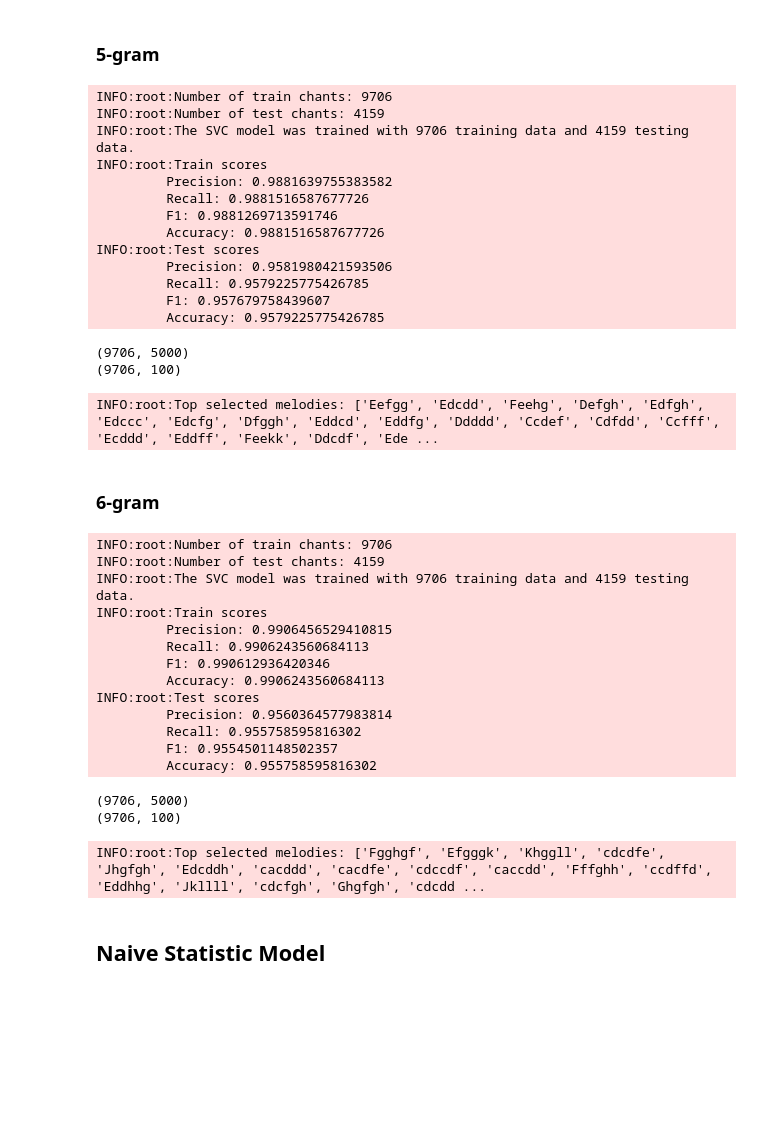
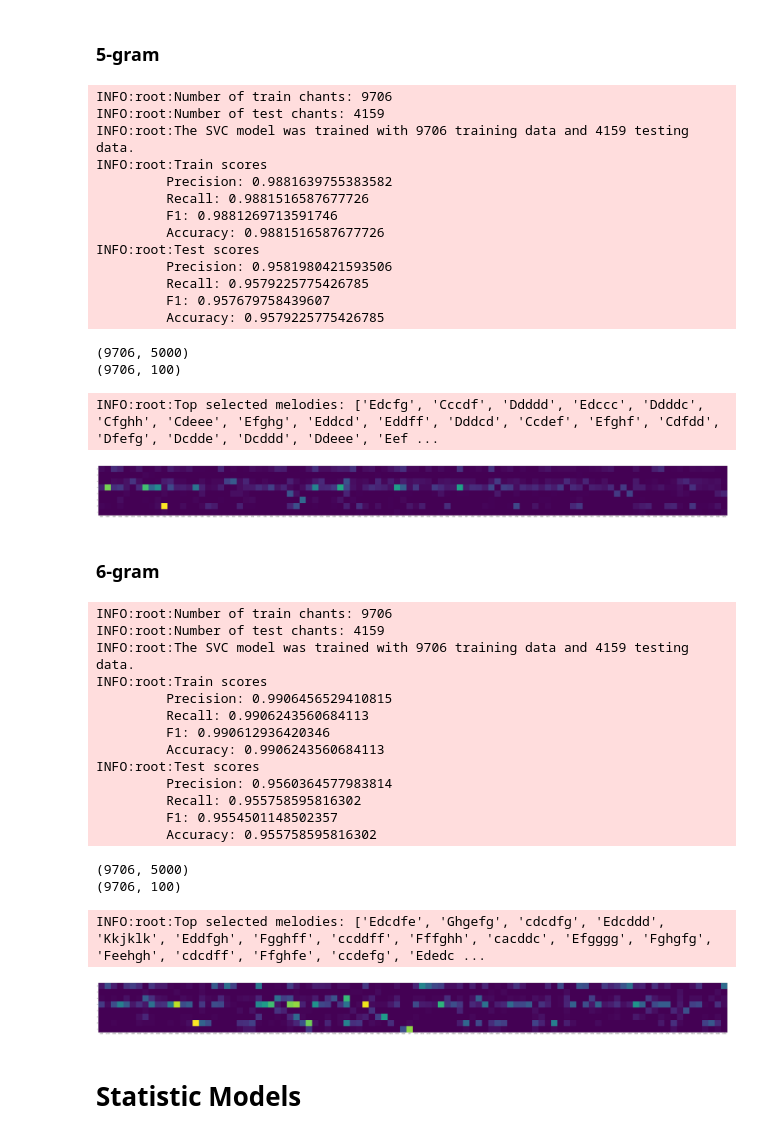
Before and after one commit to lanzv/Master-Thesis, a Jupyter notebook: models/experiments.ipynb, the cells around one changed output. Drawn from its saved outputs; the diff is of its cells as text; code cells hidden in the pictures; blank space fills up the shorter version.

```diff
--- a/models/experiments.ipynb
+++ b/models/experiments.ipynb
@@ -41,35 +44,38 @@ INFO:root:Top selected melodies: ['Ccdc', 'Cffe', 'Cghk', 'Dddd', 'Cdff', 'Bbcd'
 # %%
 from src.utils.loader import prepare_dataset
 from src.models.overlapping_ngrams import OverlappigNGrams
 from src.utils.eval import bacor_eval
 
 # Get Data
 X, y = prepare_dataset()
 # Init model
 model = OverlappigNGrams(5)
 # Train and Fit model
 final_segmentation = model.predict_segments(X)
 # Evaluate model
 X_train, y_train = final_segmentation[:9706], y[:9706]
 X_test, y_test = final_segmentation[9706:], y[9706:]
-scores, important_melodies = bacor_eval(X_train, y_train, X_test, y_test)
+scores, important_melodies, melody_mode_frequencies, trained_model = bacor_eval(
+    X_train, y_train, X_test, y_test, max_features = 100
+  )
 # %% [output]
 INFO:root:Number of train chants: 9706
 INFO:root:Number of test chants: 4159
 INFO:root:The SVC model was trained with 9706 training data and 4159 testing data.
 INFO:root:Train scores
          Precision: 0.9881639755383582
          Recall: 0.9881516587677726
          F1: 0.9881269713591746
          Accuracy: 0.9881516587677726
 INFO:root:Test scores
          Precision: 0.9581980421593506
          Recall: 0.9579225775426785
          F1: 0.957679758439607
          Accuracy: 0.9579225775426785
 (9706, 5000)
 (9706, 100)
-INFO:root:Top selected melodies: ['Eefgg', 'Edcdd', 'Feehg', 'Defgh', 'Edfgh', 'Edccc', 'Edcfg', 'Dfggh', 'Eddcd', 'Eddfg', 'Ddddd', 'Ccdef', 'Cdfdd', 'Ccfff', 'Ecddd', 'Eddff', 'Feekk', 'Ddcdf', 'Ede ...
+INFO:root:Top selected melodies: ['Edcfg', 'Cccdf', 'Ddddd', 'Edccc', 'Ddddc', 'Cfghh', 'Cdeee', 'Efghg', 'Eddcd', 'Eddff', 'Dddcd', 'Ccdef', 'Efghf', 'Cdfdd', 'Dfefg', 'Dcdde', 'Dcddd', 'Ddeee', 'Eef ...
+[figure, added]
 # %% [markdown]
 ### 6-gram
 # %%
@@ -86,7 +92,9 @@ final_segmentation = model.predict_segments(X)
 # Evaluate model
 X_train, y_train = final_segmentation[:9706], y[:9706]
 X_test, y_test = final_segmentation[9706:], y[9706:]
-scores, important_melodies = bacor_eval(X_train, y_train, X_test, y_test)
+scores, important_melodies, melody_mode_frequencies, trained_model = bacor_eval(
+    X_train, y_train, X_test, y_test, max_features = 100
+  )
 # %% [output]
 INFO:root:Number of train chants: 9706
 INFO:root:Number of test chants: 4159
@@ -103,6 +111,7 @@ INFO:root:Test scores
          Accuracy: 0.955758595816302
 (9706, 5000)
 (9706, 100)
-INFO:root:Top selected melodies: ['Fgghgf', 'Efgggk', 'Khggll', 'cdcdfe', 'Jhgfgh', 'Edcddh', 'cacddd', 'cacdfe', 'cdccdf', 'caccdd', 'Fffghh', 'ccdffd', 'Eddhhg', 'Jkllll', 'cdcfgh', 'Ghgfgh', 'cdcdd ...
+INFO:root:Top selected melodies: ['Edcdfe', 'Ghgefg', 'cdcdfg', 'Edcddd', 'Kkjklk', 'Eddfgh', 'Fgghff', 'ccddff', 'Fffghh', 'cacddc', 'Efgggg', 'Fghgfg', 'Feehgh', 'cdcdff', 'Ffghfe', 'ccdefg', 'Ededc ...
+[figure, added]
 # %% [markdown]
-## Naive Statistic Model
+# Statistic Models
```
Also changed, not shown: parts of 9 cells of this notebook.
